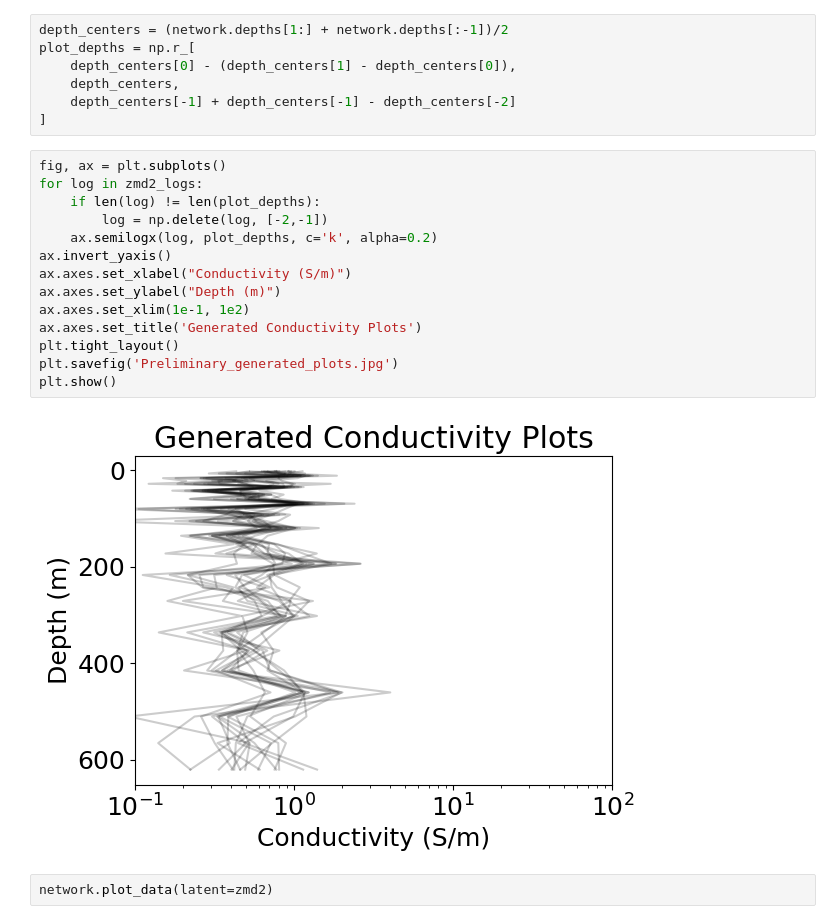
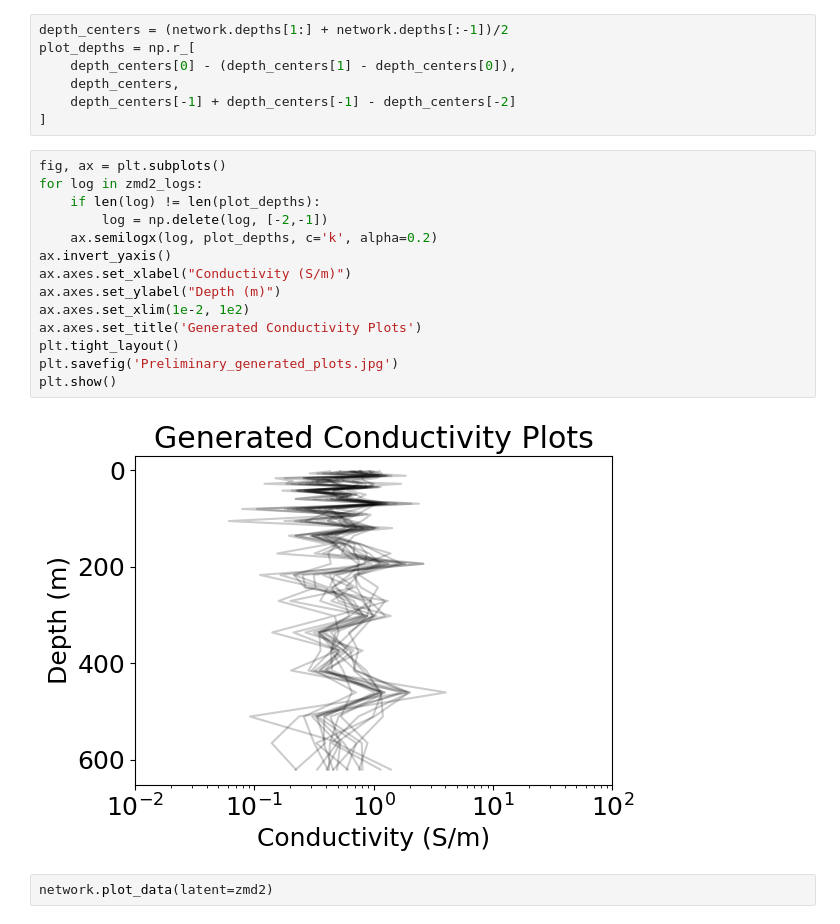
Before and after one commit to sarafhirsch/EM-CVAE-Graduate_Research, a Jupyter notebook: MT_64_Updated.ipynb, the cells around one changed output. Cells and saved outputs as stored; diff of their text form.

Commit message:
Adjust range on generated plots

```diff
--- a/MT_64_Updated.ipynb
+++ b/MT_64_Updated.ipynb
@@ -855,19 +855,19 @@ plot_depths = np.r_[
 # %%
 fig, ax = plt.subplots()
 for log in zmd2_logs:
     if len(log) != len(plot_depths):
         log = np.delete(log, [-2,-1])
     ax.semilogx(log, plot_depths, c='k', alpha=0.2)
 ax.invert_yaxis()
 ax.axes.set_xlabel("Conductivity (S/m)")
 ax.axes.set_ylabel("Depth (m)")
-ax.axes.set_xlim(1e-1, 1e2)
+ax.axes.set_xlim(1e-2, 1e2)
 ax.axes.set_title('Generated Conductivity Plots')
 plt.tight_layout()
 plt.savefig('Preliminary_generated_plots.jpg')
 plt.show()
 # %% [output]
-[figure, old version]
+[figure, new version]
 # %%
 network.plot_data(latent=zmd2)
 # %% [output]
```
Also changed, not shown: parts of 3 cells of this notebook, 1 other file.
